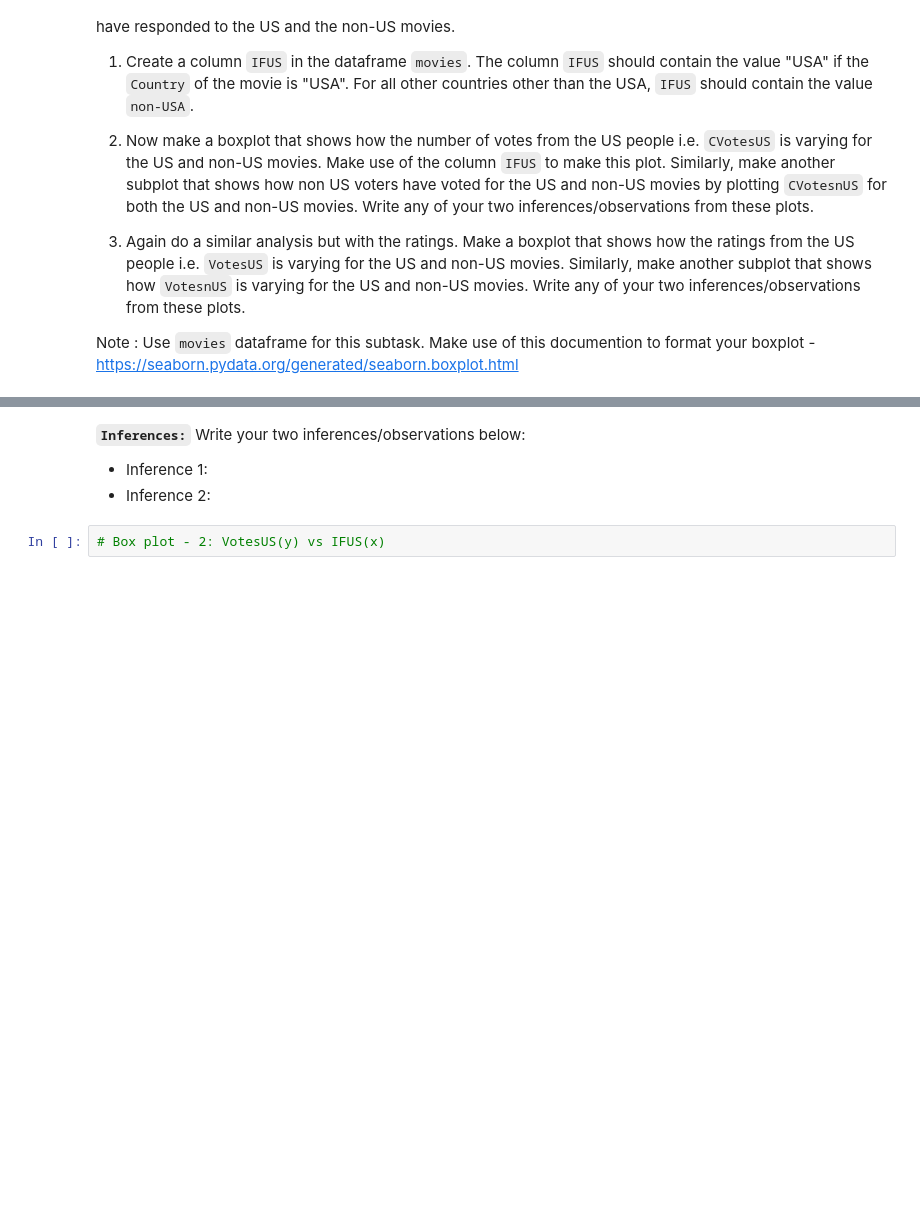
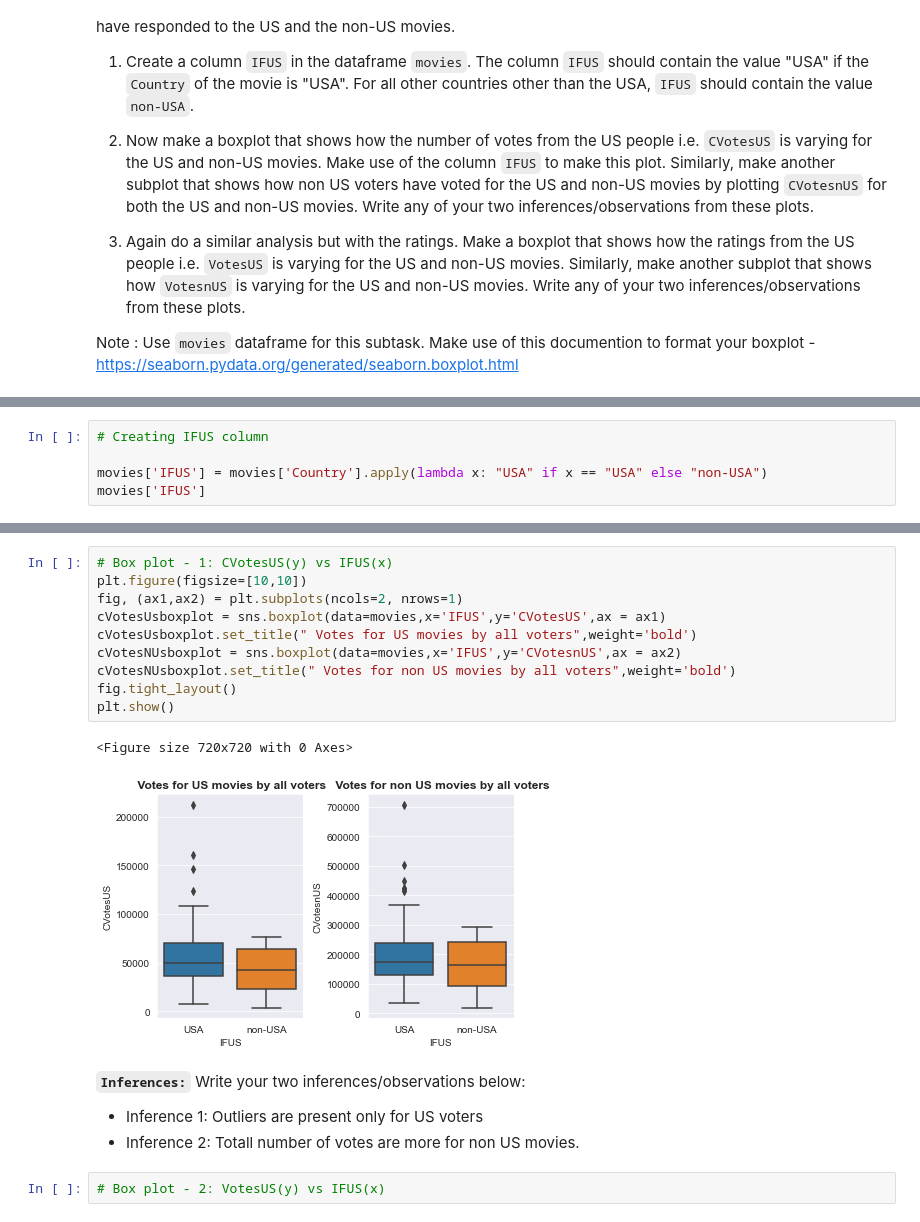
Before and after one commit to sushma3690/UP_1, a Jupyter notebook: IMDb+Movie+Assignment_stub_2.ipynb, the cells around one changed output, grey strips where cells are left out. Drawn from its saved outputs; the diff is of its cells as text; blank space fills up the shorter version.

```diff
--- a/IMDb+Movie+Assignment_stub_2.ipynb
+++ b/IMDb+Movie+Assignment_stub_2.ipynb
@@ -525,0 +552,5 @@ Note : Use `movies` dataframe for this subtask. Make use of this documention to
+# %%
+# Creating IFUS column
+
+movies['IFUS'] = movies['Country'].apply(lambda x: "USA" if x == "USA" else "non-USA")
+movies['IFUS']
@@ -526,7 +570,20 @@ Note : Use `movies` dataframe for this subtask. Make use of this documention to
+# %%
+# Box plot - 1: CVotesUS(y) vs IFUS(x)
+plt.figure(figsize=[10,10])
+fig, (ax1,ax2) = plt.subplots(ncols=2, nrows=1)
+cVotesUsboxplot = sns.boxplot(data=movies,x='IFUS',y='CVotesUS',ax = ax1)
+cVotesUsboxplot.set_title(" Votes for US movies by all voters",weight='bold')
+cVotesNUsboxplot = sns.boxplot(data=movies,x='IFUS',y='CVotesnUS',ax = ax2)
+cVotesNUsboxplot.set_title(" Votes for non US movies by all voters",weight='bold')
+fig.tight_layout()
+plt.show()
+# %% [output]
+<Figure size 720x720 with 0 Axes>
+[figure, added]
 # %% [markdown]
 **`Inferences:`** Write your two inferences/observations below:
-- Inference 1:
-- Inference 2:
+- Inference 1: Outliers are present only for US voters
+- Inference 2: Totall number of votes are more for non US movies.
 # %%
 # Box plot - 2: VotesUS(y) vs IFUS(x)
 # %% [markdown]
```
Also changed, not shown: parts of 13 cells of this notebook.
